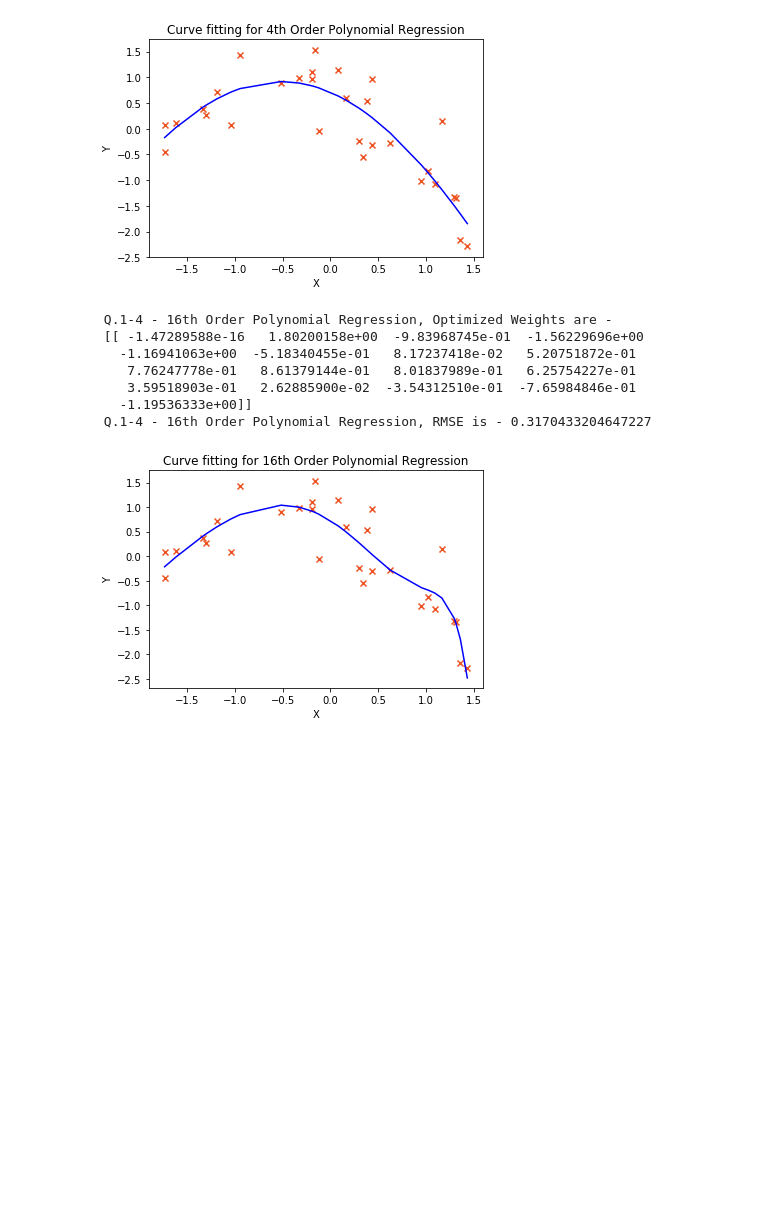
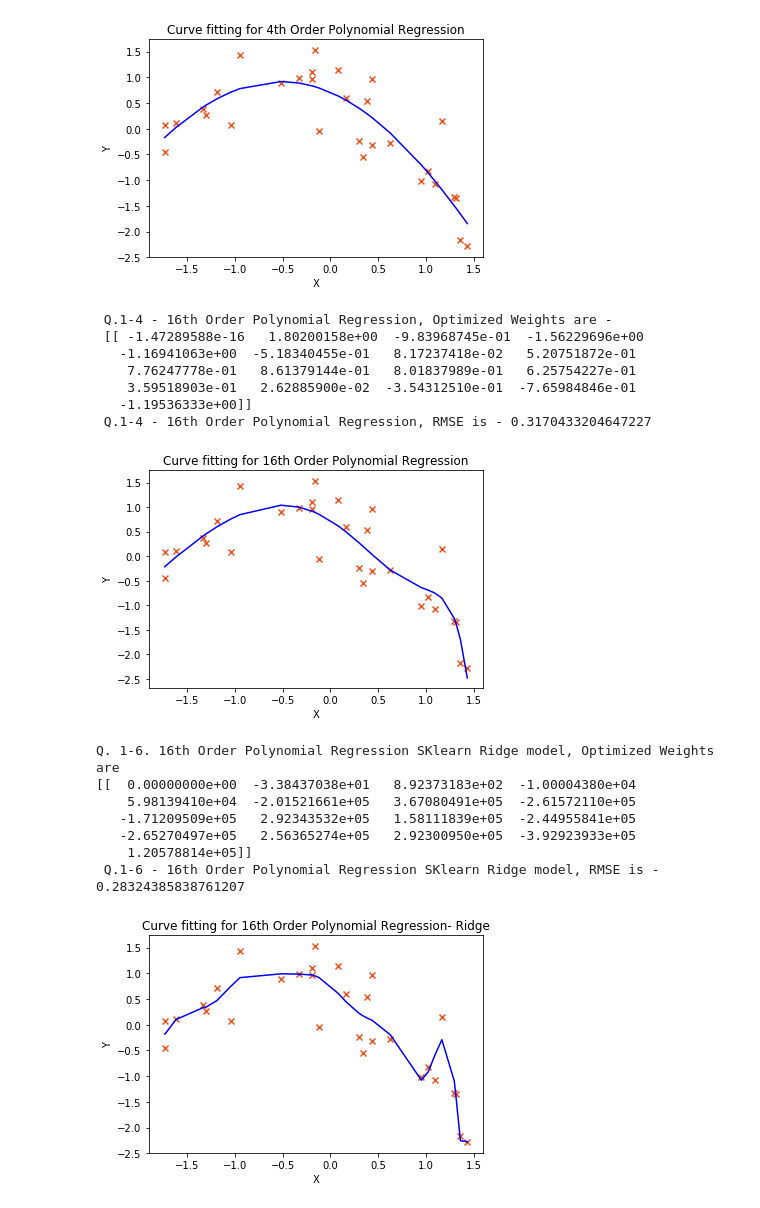
Before and after one commit to MeenakshiParyani/Polynomial-Regression, a Jupyter notebook: Polynomial-Regression.ipynb, the cells around one changed output. Cells and saved outputs as stored; diff of their text form; code cells hidden in the pictures; blank space fills up the shorter version.

Commit message:
Adding SK-Learn Ridge Regression

```diff
--- a/Polynomial-Regression.ipynb
+++ b/Polynomial-Regression.ipynb
@@ -19,13 +21,13 @@ def get_rmse(x, y, beta):
     inner = np.power(((x * beta.T) - y), 2)
     return math.sqrt(np.sum(inner) / (2 * m))
 
-def drawPlot(Xcord, Ycord, y_pred, order):
+def drawPlot(Xcord, Ycord, y_pred, order, title):
     plt.scatter(Xcord, Ycord, c='#ef5423', marker='x')
     plt.ylabel('Y');
     plt.xlabel('X');
     temp = 'Line' if order == 1 else 'Curve'
     order = '1st' if order == 1 else '2nd' if order ==2 else '3rd' if order == 3 else str(order)+'th'
-    plt.title( temp + ' fitting for ' + order + ' Order Polynomial Regression')
+    plt.title( temp + ' fitting for ' + order + ' Order Polynomial Regression' + title)
     plt.plot(Xcord, y_pred, c='blue')
 
 def normalizeData(df, needSort):
@@ -74,9 +76,9 @@ Y =  np.matrix(Y.values)
 beta = np.matrix(np.zeros(X.shape[1]))
 beta, costs, rmse = gradientDescentUsingMatrix(X, Y, beta, 0.1, 100000)
 y_pred = X * beta.T
-drawPlot(df['x'], df['y'], y_pred, 1);
+drawPlot(df['x'], df['y'], y_pred, 1, '');
 print(" Q.1-1 - 1st Order Polynomial Regression, Optimized Weights are -\n", beta)
-print(" Q.1-1 - 1st Order Polynomial Regression, RMSE is - " + colored(str(rmse), 'green'))
+print(" Q.1-1 - 1st Order Polynomial Regression, RMSE is - " + colored('RMSE is - ' + str(rmse), 'green'))
 # %% [output]
  Q.1-1 - 1st Order Polynomial Regression, Optimized Weights are -
  [[ -5.84717460e-17  -5.64186873e-01]]
@@ -147,0 +202,34 @@ print(" Q.1-4 - 16th Order Polynomial Regression, " + colored('RMSE is - ' + str
+# %%
+# 1-6 16th Order Polynomial Regression scikit-learn Ridge model
+def get_rmse_from_pred(y, y_pred):
+    m = len(y)
+    inner = np.power(((y_pred) - y), 2)
+    return math.sqrt(np.sum(inner) / (2 * m))
+
+df = data1;
+normalized_df_poly = generatePolynomialInput(df, 16)
+X, Y = normalizeData(normalized_df_poly, True); # Normalize the data for proper scaling
+# Alpha value
+clf = Ridge(alpha=0.0000000000001, copy_X = True, fit_intercept = True, max_iter = None, normalize=False,
+      random_state=None, solver ='auto', tol=0.001)
+clf.fit(X,Y)
+
+beta = clf.coef_
+Ypred = clf.predict(X)
+
+print("Q. 1-6. 16th Order Polynomial Regression SKlearn Ridge model, Optimized Weights are\n" + str(beta))
+print(" Q.1-6 - 16th Order Polynomial Regression SKlearn Ridge model, " + colored('RMSE is - ' + str(get_rmse(np.matrix(X), np.matrix(Y), beta)), 'green'))
+XM = np.matrix(X.values)
+YM = np.matrix(Y.values)
+Xcord = list(XM[:,1].flat)
+Ycord = list(YM[:,0].flat)
+drawPlot(Xcord, Ycord, Ypred, 16, "- Ridge")
+# %% [output]
+Q. 1-6. 16th Order Polynomial Regression SKlearn Ridge model, Optimized Weights are
+[[  0.00000000e+00  -3.38437038e+01   8.92373183e+02  -1.00004380e+04
+    5.98139410e+04  -2.01521661e+05   3.67080491e+05  -2.61572110e+05
+   -1.71209509e+05   2.92343532e+05   1.58111839e+05  -2.44955841e+05
+   -2.65270497e+05   2.56365274e+05   2.92300950e+05  -3.92923933e+05
+    1.20578814e+05]]
+ Q.1-6 - 16th Order Polynomial Regression SKlearn Ridge model, RMSE is - 0.28324385838761207
+[figure, added]
```
Also changed, not shown: parts of 6 cells of this notebook.
